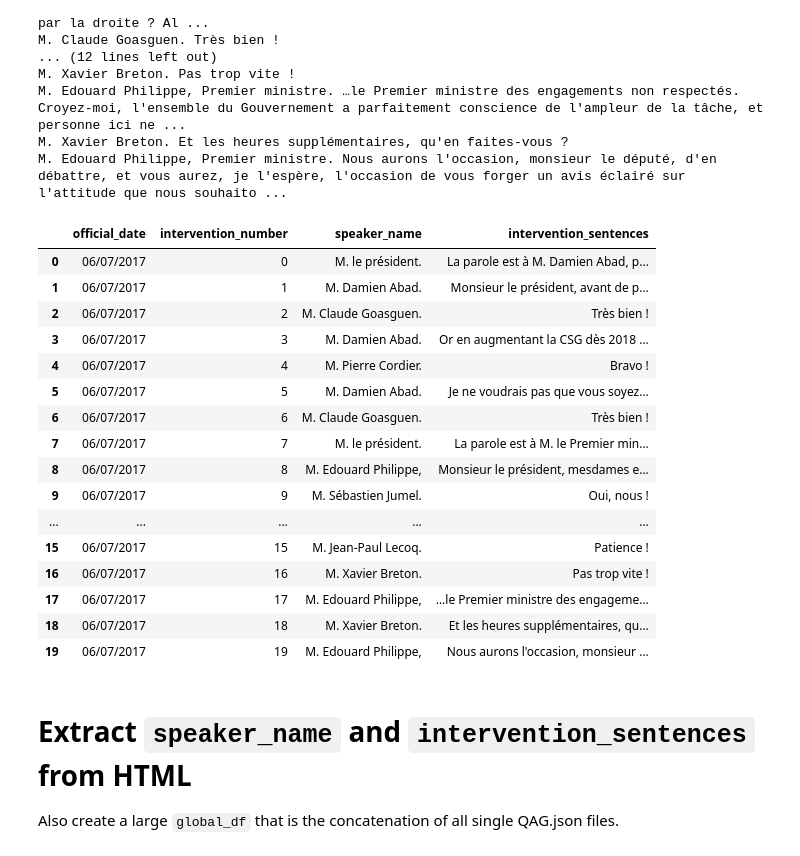
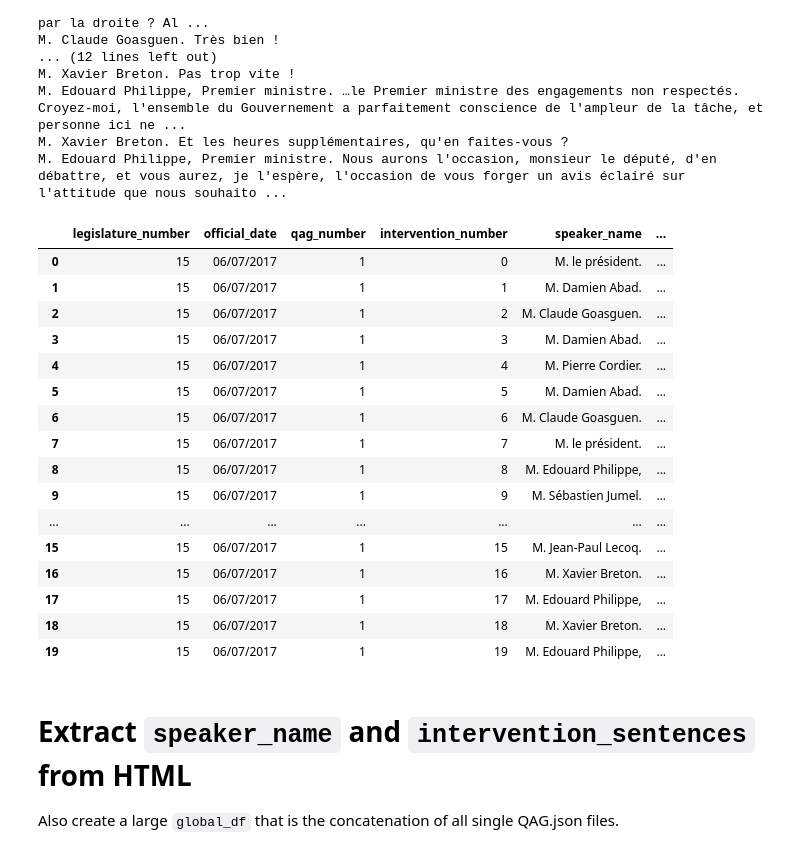
Before and after one commit to louispaulet/ETL_tests, a Jupyter notebook: QAG_ETL_Questions_Au_Gouvernement_Extraction.ipynb, the cells around one changed output. Drawn from its saved outputs; the diff is of its cells as text; code cells hidden in the pictures.

```diff
--- a/QAG_ETL_Questions_Au_Gouvernement_Extraction.ipynb
+++ b/QAG_ETL_Questions_Au_Gouvernement_Extraction.ipynb
@@ -101,6 +86,12 @@ class QAG:
     def get_dateJO(self):
         return self.question["textesReponse"]["texteReponse"]["infoJO"]["dateJO"]
 
+    def get_qag_number(self):
+        return int(self.question['identifiant']['numero'])
+
+    def get_legislature_number(self):
+        return int(self.question['identifiant']['legislature'])
+
     def _parse_interventions(self):
         html_string = self.get_texte()
         soup = BeautifulSoup(html_string, 'html.parser')
@@ -159,40 +150,42 @@ M. Edouard Philippe, Premier ministre. Nous aurons l'occasion, monsieur le dépu
 # %%
 import pandas as pd
 
 def get_interventions_df(qag):
   data = []
 
   for i, intervention in enumerate(qag.interventions):
       data.append({
+          'legislature_number':qag.get_legislature_number(),
           'official_date':qag.get_dateJO(),
+          'qag_number':qag.get_qag_number(),
           'intervention_number': i,
           'speaker_name': intervention.speaker_name,
           'intervention_sentences': intervention.sentence_list
       })
 
   df = pd.DataFrame(data)
   return df
 
 # example usage
 get_interventions_df(qag)
 # %% [output]
-|  | official_date | intervention_number | speaker_name | intervention_sentences |
-| 0 | 06/07/2017 | 0 | M. le président. | La parole est à M. Damien Abad, p... |
-| 1 | 06/07/2017 | 1 | M. Damien Abad. | Monsieur le président, avant de p... |
-| 2 | 06/07/2017 | 2 | M. Claude Goasguen. | Très bien ! |
-| 3 | 06/07/2017 | 3 | M. Damien Abad. | Or en augmentant la CSG dès 2018 ... |
-| 4 | 06/07/2017 | 4 | M. Pierre Cordier. | Bravo ! |
-| 5 | 06/07/2017 | 5 | M. Damien Abad. | Je ne voudrais pas que vous soyez... |
-| 6 | 06/07/2017 | 6 | M. Claude Goasguen. | Très bien ! |
-| 7 | 06/07/2017 | 7 | M. le président. | La parole est à M. le Premier min... |
-| 8 | 06/07/2017 | 8 | M. Edouard Philippe, | Monsieur le président, mesdames e... |
-| 9 | 06/07/2017 | 9 | M. Sébastien Jumel. | Oui, nous ! |
-| ... | ... | ... | ... | ... |
-| 15 | 06/07/2017 | 15 | M. Jean-Paul Lecoq. | Patience ! |
-| 16 | 06/07/2017 | 16 | M. Xavier Breton. | Pas trop vite ! |
-| 17 | 06/07/2017 | 17 | M. Edouard Philippe, | …le Premier ministre des engageme... |
-| 18 | 06/07/2017 | 18 | M. Xavier Breton. | Et les heures supplémentaires, qu... |
-| 19 | 06/07/2017 | 19 | M. Edouard Philippe, | Nous aurons l'occasion, monsieur ... |
+|  | legislature_number | official_date | qag_number | intervention_number | speaker_name | ... |
+| 0 | 15 | 06/07/2017 | 1 | 0 | M. le président. | ... |
+| 1 | 15 | 06/07/2017 | 1 | 1 | M. Damien Abad. | ... |
+| 2 | 15 | 06/07/2017 | 1 | 2 | M. Claude Goasguen. | ... |
+| 3 | 15 | 06/07/2017 | 1 | 3 | M. Damien Abad. | ... |
+| 4 | 15 | 06/07/2017 | 1 | 4 | M. Pierre Cordier. | ... |
+| 5 | 15 | 06/07/2017 | 1 | 5 | M. Damien Abad. | ... |
+| 6 | 15 | 06/07/2017 | 1 | 6 | M. Claude Goasguen. | ... |
+| 7 | 15 | 06/07/2017 | 1 | 7 | M. le président. | ... |
+| 8 | 15 | 06/07/2017 | 1 | 8 | M. Edouard Philippe, | ... |
+| 9 | 15 | 06/07/2017 | 1 | 9 | M. Sébastien Jumel. | ... |
+| ... | ... | ... | ... | ... | ... | ... |
+| 15 | 15 | 06/07/2017 | 1 | 15 | M. Jean-Paul Lecoq. | ... |
+| 16 | 15 | 06/07/2017 | 1 | 16 | M. Xavier Breton. | ... |
+| 17 | 15 | 06/07/2017 | 1 | 17 | M. Edouard Philippe, | ... |
+| 18 | 15 | 06/07/2017 | 1 | 18 | M. Xavier Breton. | ... |
+| 19 | 15 | 06/07/2017 | 1 | 19 | M. Edouard Philippe, | ... |
 # %% [markdown]
 # Extract `speaker_name` and `intervention_sentences` from HTML
 
```
Also changed, not shown: parts of 4 cells of this notebook.
